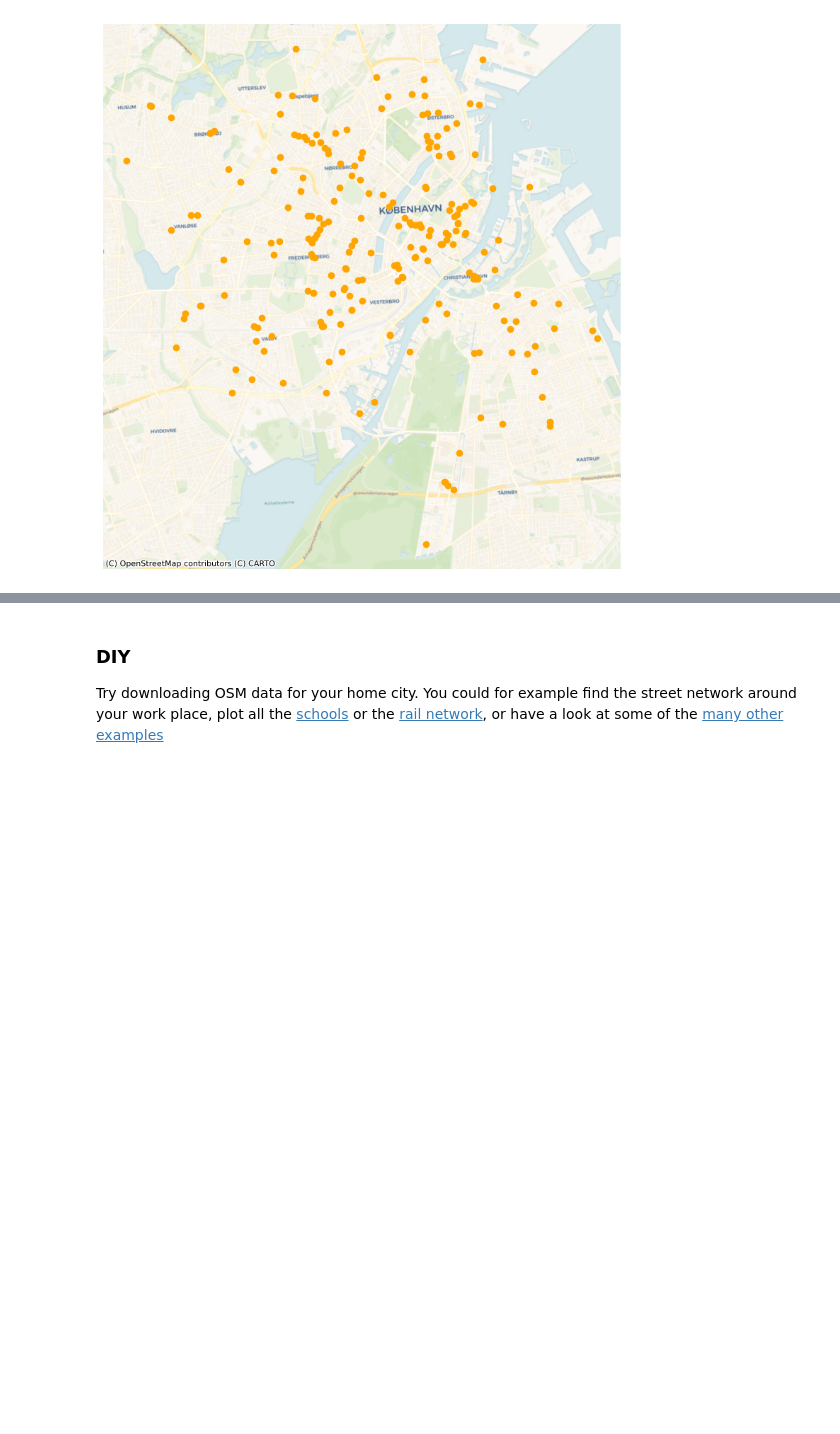
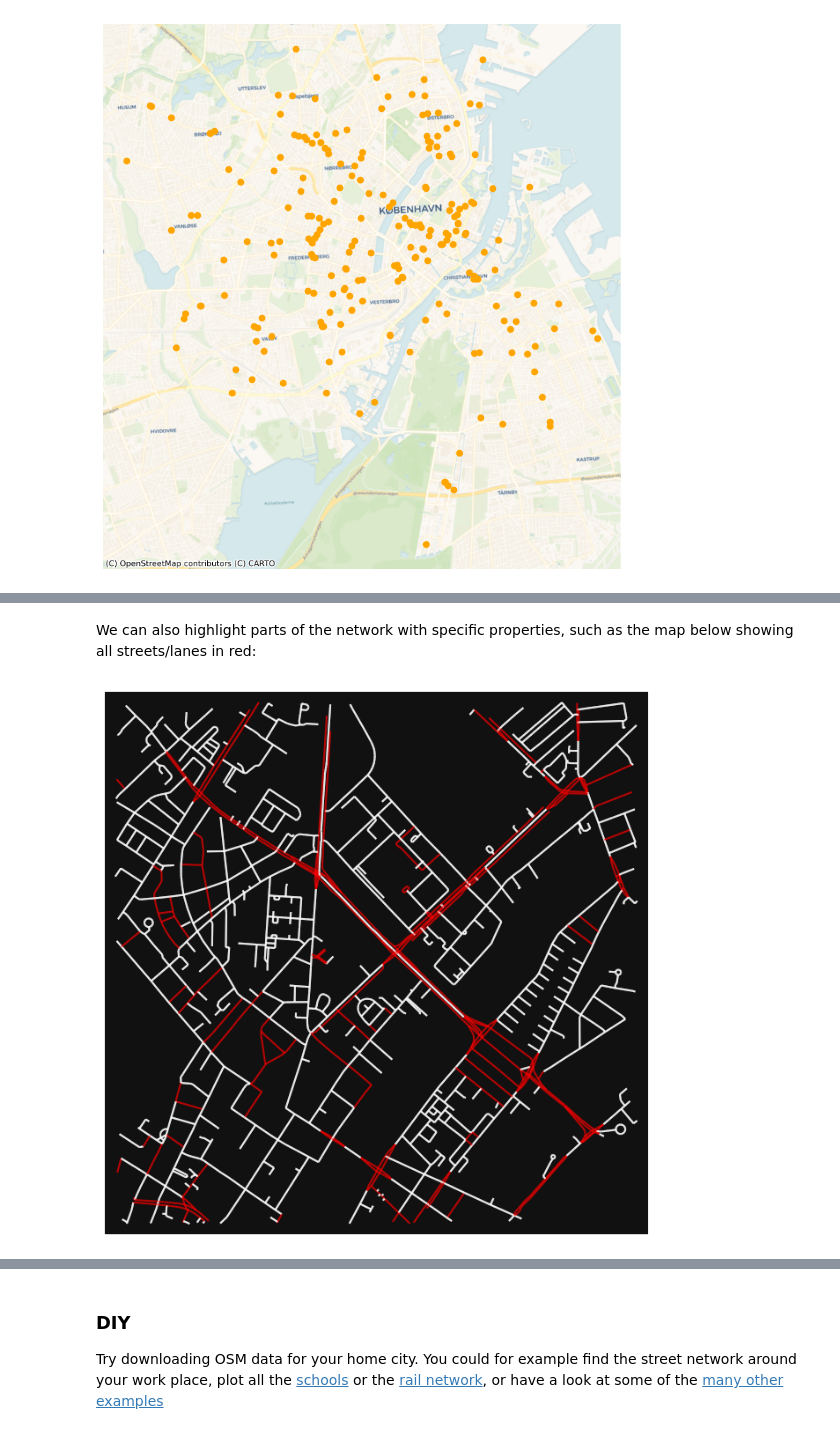
Before and after one commit to NERDSITU/gdstutorial, a Jupyter notebook: OSM/openstreetmap.ipynb, the cells around one changed output, grey strips where cells are left out. Cells and saved outputs as stored; diff of their text form; code cells hidden in the pictures; blank space fills up the shorter version.

```diff
--- a/OSM/openstreetmap.ipynb
+++ b/OSM/openstreetmap.ipynb
@@ -171,0 +180,9 @@ ox.plot_graph(G_projected, node_color="r");
+# %% [markdown]
+We can also highlight parts of the network with specific properties, such as the map below showing all streets/lanes in red:
+# %%
+G = ox.graph_from_point(location_point, network_type="drive_service", dist=1000, simplify=False)
+
+ec = ["r" if data["oneway"] else "w" for u, v, key, data in G.edges(keys=True, data=True)]
+fig, ax = ox.plot_graph(G, node_size=0, edge_color=ec, edge_linewidth=1.5, edge_alpha=0.7)
+# %% [output]
+[figure, added]
```
Also changed, not shown: parts of 22 cells of this notebook.
